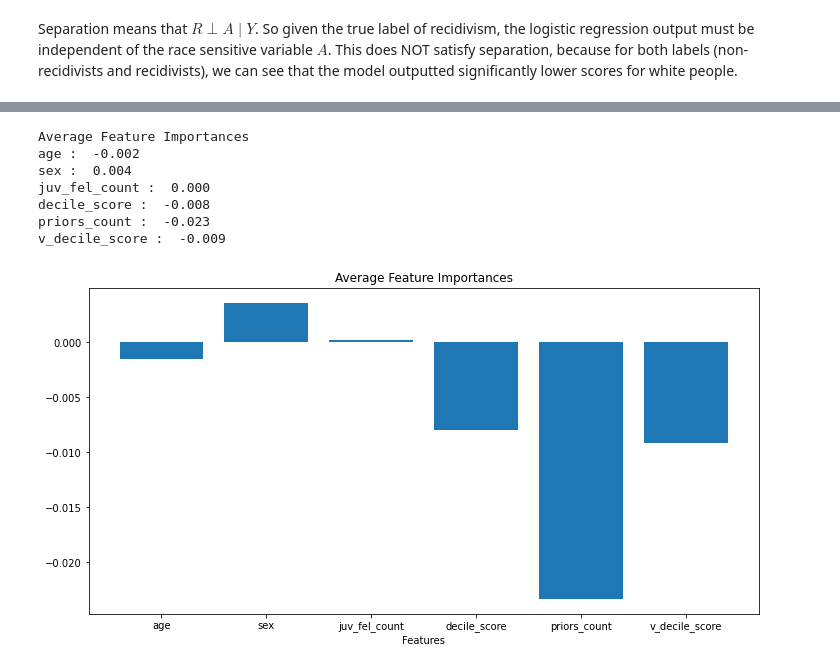
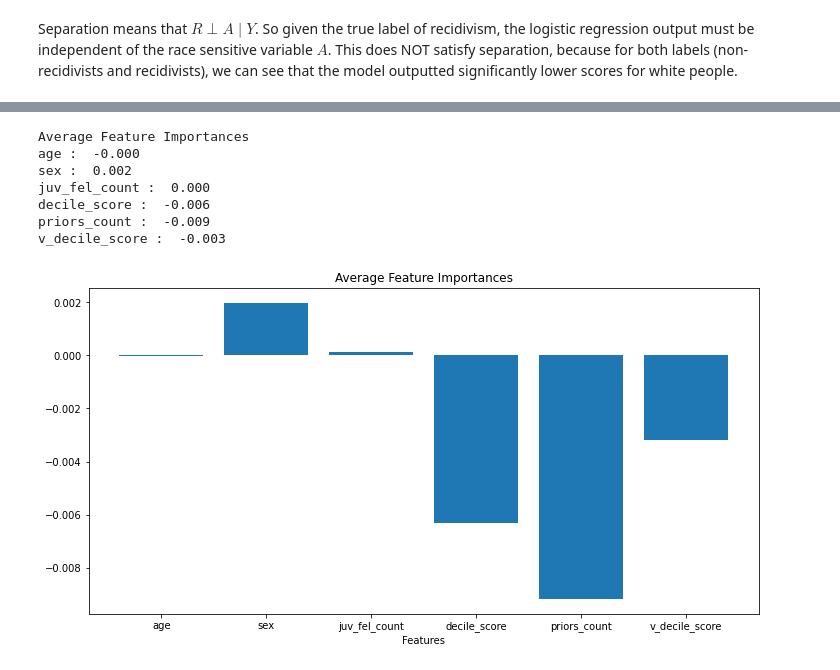
Before and after one commit to amitjoshi24/sensitive-attribute-containment-dnn-fairness, a Jupyter notebook: finalprojectcrimrecid.ipynb, the cells around one changed output, grey strips where cells are left out. Saved outputs shown, nothing was run; the diff lists cells and outputs as text; code cells hidden in the pictures.

```diff
--- a/finalprojectcrimrecid.ipynb
+++ b/finalprojectcrimrecid.ipynb
@@ -267,15 +270,21 @@ class DNN_model(torch.nn.Module):
     self.relu2 = torch.nn.ReLU()
     self.sigmoid = torch.nn.Sigmoid()
 
+    self.onlyLayer = torch.nn.Linear(no_input_features, 1)
+
     self.seq = torch.nn.Sequential(
         self.layer1,
         self.relu1,
         self.layer2,
         self.relu2
     )
+    #self.seq = torch.nn.Sequential(self.onlyLayer)
 
  def forward(self,x):
     # YOUR ANSWER HERE
+
+    #return self.sigmoid(self.seq(x))
+
     return self.sigmoid(self.layer5(self.seq(x)))
 
 print(train_x.shape)
@@ -659,7 +673,7 @@ Epoch: 14       Training Loss: 0.614511         Validation Loss: 0.601212
 from captum.insights.attr_vis.features import GeneralFeature
 from captum.insights import AttributionVisualizer, Batch
 
-from captum.attr import IntegratedGradients
+from captum.attr import IntegratedGradients, DeepLift
 from captum.attr import LayerConductance
 from captum.attr import NeuronConductance
 
@@ -682,37 +696,37 @@ def formatted_data_iter(testDataLoader):
 ig = IntegratedGradients(racednnmodel)
 
 test_input_tensor = deepcopy(test_x)
 
 test_input_tensor.requires_grad_()
 
 #print (test_input_tensor)
-attr, delta = ig.attribute(test_input_tensor, target=0, return_convergence_delta=True)
+attr, delta = ig.attribute(test_input_tensor, return_convergence_delta=True)
 attr = attr.detach().numpy()
 
 # Helper method to print importances and visualize distribution
 def visualize_importances(feature_names, importances, title="Average Feature Importances", plot=True, axis_title="Features"):
     print(title)
     for i in range(len(feature_names)):
         print(feature_names[i], ": ", '%.3f'%(importances[i]))
     x_pos = (np.arange(len(feature_names)))
     if plot:
         plt.figure(figsize=(12,6))
         plt.bar(x_pos, importances, align='center')
         plt.xticks(x_pos, feature_names, wrap=True)
         plt.xlabel(axis_title)
         plt.title(title)
 
 feature_names = "age sex juv_fel_count decile_score priors_count v_decile_score".split(" ")
 
 #print (feature_names)
 
 visualize_importances(feature_names, np.mean(attr, axis=0))
 # %% [output]
 Average Feature Importances
-age :  -0.002
-sex :  0.004
+age :  -0.000
+sex :  0.002
 juv_fel_count :  0.000
-decile_score :  -0.008
-priors_count :  -0.023
-v_decile_score :  -0.009
+decile_score :  -0.006
+priors_count :  -0.009
+v_decile_score :  -0.003
-[figure, old version]
+[figure, new version]
```
Also changed, not shown: parts of 19 cells of this notebook, 2 other files.
